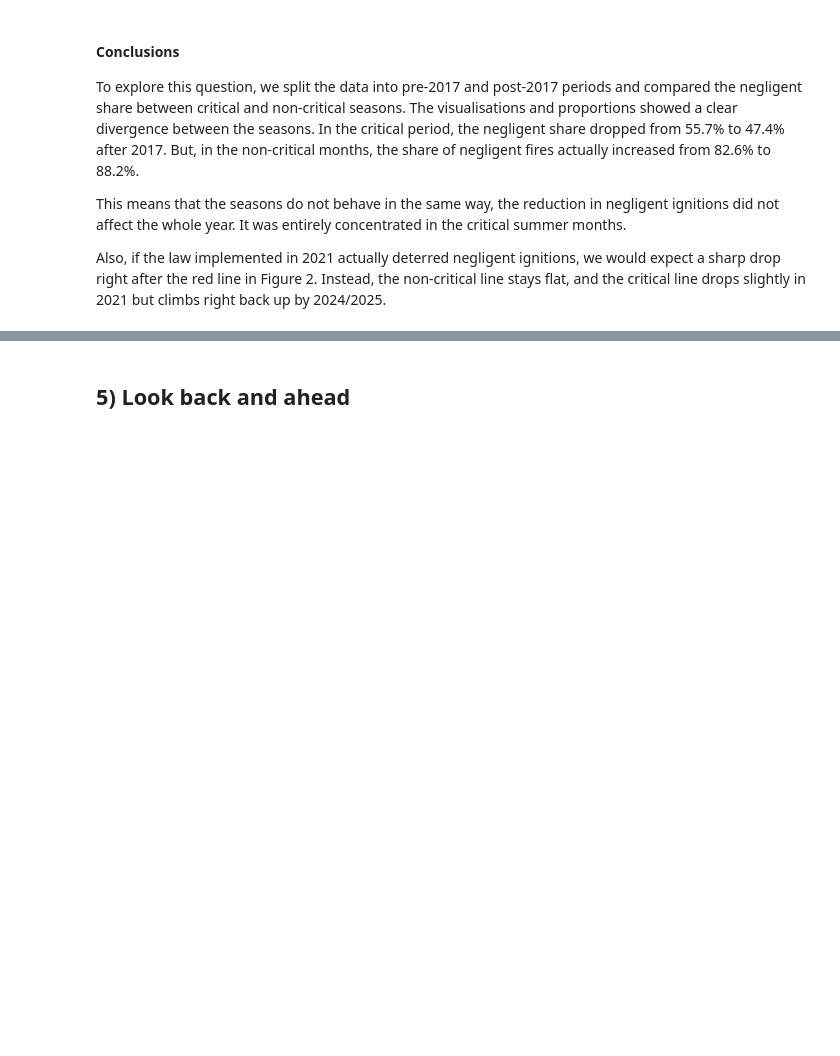
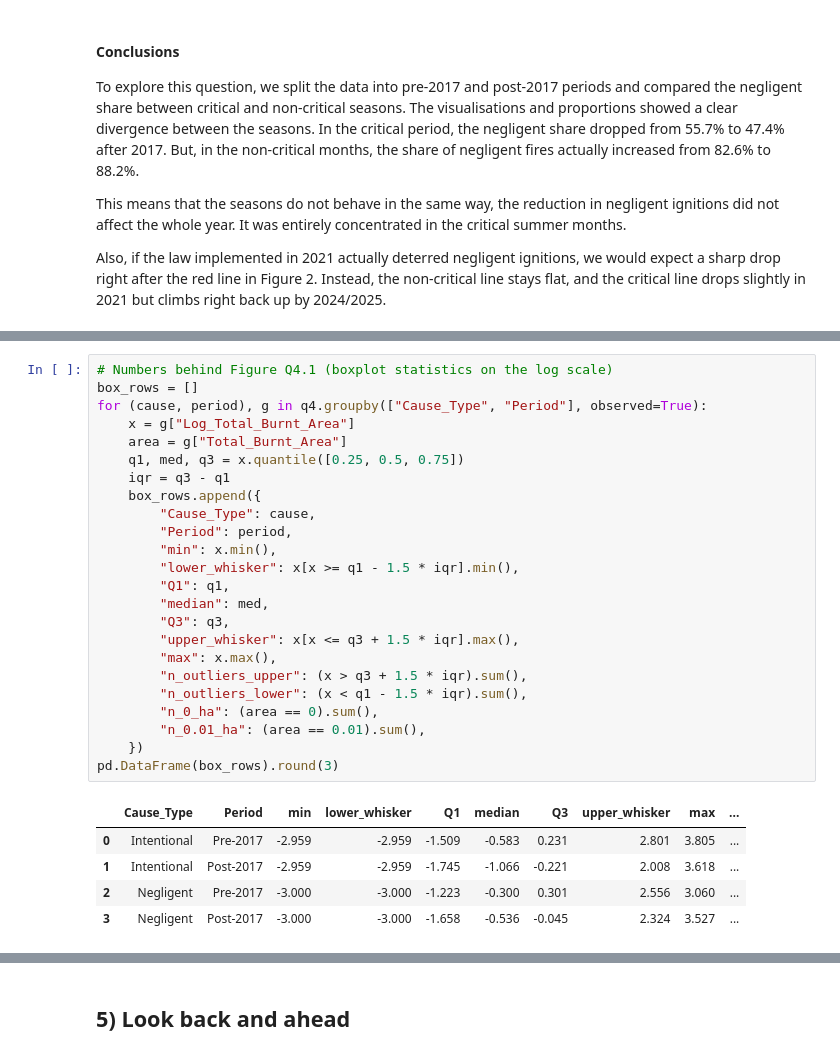
Before and after one commit to isabelamer/FCED_project, a Jupyter notebook: script1.ipynb, the cells around one changed output, grey strips where cells are left out. Cells and saved outputs as stored; diff of their text form; blank space fills up the shorter version.

```diff
--- a/script1.ipynb
+++ b/script1.ipynb
@@ -408,0 +485,30 @@ Also, if the law implemented in 2021 actually deterred negligent ignitions, we w
+# %%
+# Numbers behind Figure Q4.1 (boxplot statistics on the log scale)
+box_rows = []
+for (cause, period), g in q4.groupby(["Cause_Type", "Period"], observed=True):
+    x = g["Log_Total_Burnt_Area"]
+    area = g["Total_Burnt_Area"]
+    q1, med, q3 = x.quantile([0.25, 0.5, 0.75])
+    iqr = q3 - q1
+    box_rows.append({
+        "Cause_Type": cause,
+        "Period": period,
+        "min": x.min(),
+        "lower_whisker": x[x >= q1 - 1.5 * iqr].min(),
+        "Q1": q1,
+        "median": med,
+        "Q3": q3,
+        "upper_whisker": x[x <= q3 + 1.5 * iqr].max(),
+        "max": x.max(),
+        "n_outliers_upper": (x > q3 + 1.5 * iqr).sum(),
+        "n_outliers_lower": (x < q1 - 1.5 * iqr).sum(),
+        "n_0_ha": (area == 0).sum(),
+        "n_0.01_ha": (area == 0.01).sum(),
+    })
+pd.DataFrame(box_rows).round(3)
+# %% [output]
+|  | Cause_Type | Period | min | lower_whisker | Q1 | median | Q3 | upper_whisker | max | ... |
+| 0 | Intentional | Pre-2017 | -2.959 | -2.959 | -1.509 | -0.583 | 0.231 | 2.801 | 3.805 | ... |
+| 1 | Intentional | Post-2017 | -2.959 | -2.959 | -1.745 | -1.066 | -0.221 | 2.008 | 3.618 | ... |
+| 2 | Negligent | Pre-2017 | -3.000 | -3.000 | -1.223 | -0.300 | 0.301 | 2.556 | 3.060 | ... |
+| 3 | Negligent | Post-2017 | -3.000 | -3.000 | -1.658 | -0.536 | -0.045 | 2.324 | 3.527 | ... |
```
Also changed, not shown: parts of 31 cells of this notebook.
